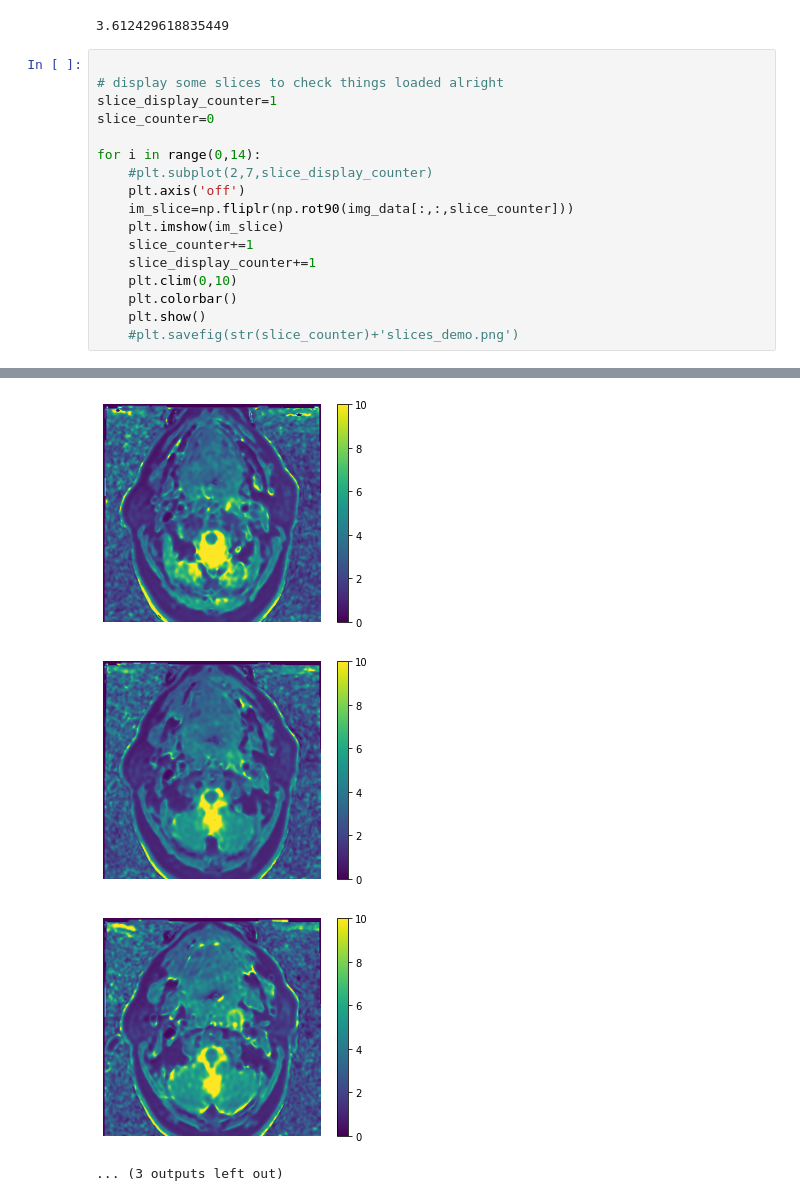
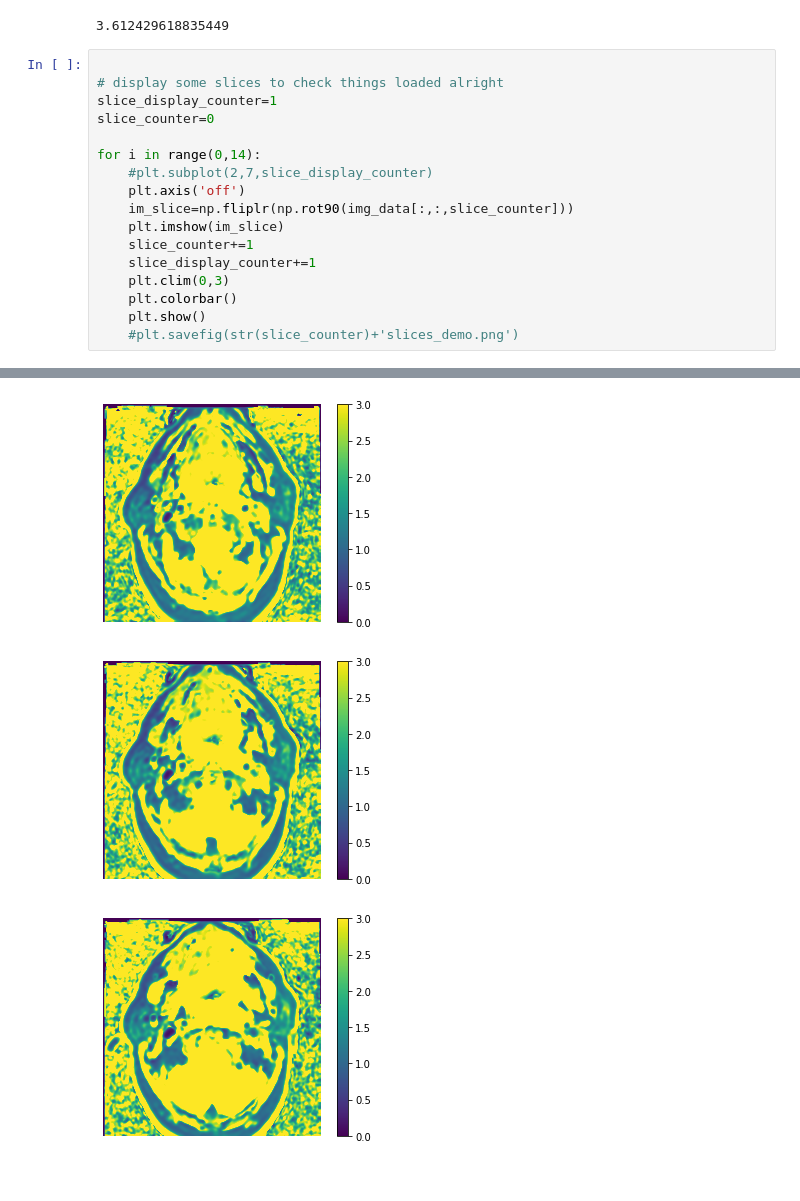
Before and after one commit to spinicist/QUIT, a Jupyter notebook: Python/Trying T1 mapping with QUIT.ipynb, the cells around one changed output, grey strips where cells are left out. Saved outputs shown, nothing was run; the diff lists cells and outputs as text.

```diff
--- a/Python/Trying T1 mapping with QUIT.ipynb
+++ b/Python/Trying T1 mapping with QUIT.ipynb
@@ -72,7 +72,7 @@ for i in range(0,14):
     plt.imshow(im_slice)
     slice_counter+=1
     slice_display_counter+=1
-    plt.clim(0,10)
+    plt.clim(0,3)
     plt.colorbar()
     plt.show()
     #plt.savefig(str(slice_counter)+'slices_demo.png')
@@ -89,4 +89,3 @@ for i in range(0,14):
-[figure, old version]
+[figure, new version]
-[figure, old version]
+[figure, new version]
-[figure, old version]
+[figure, new version]
-... (3 outputs left out)
```
Also changed, not shown: parts of 1 cell of this notebook, 1 other file.
